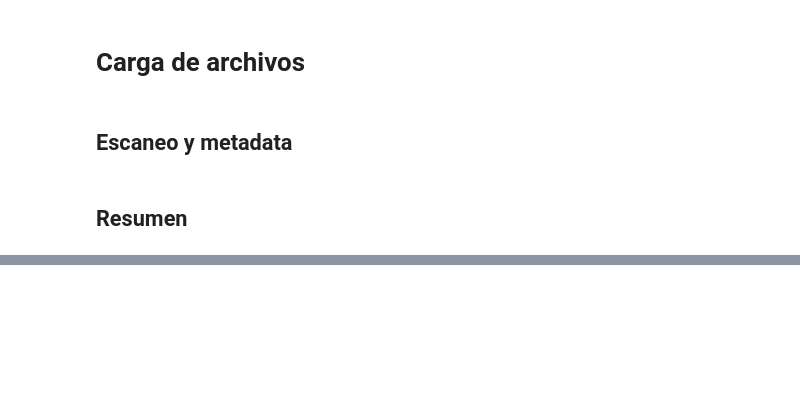
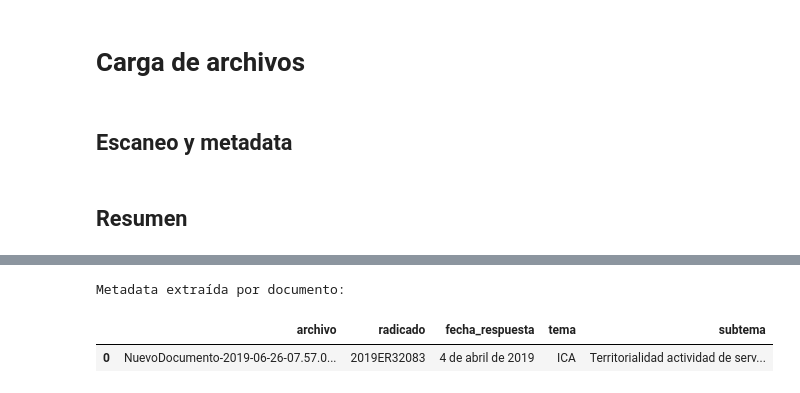
Before and after one commit to rebeca07-pedrozo/SINAI, a Jupyter notebook: SINAI.ipynb, the cells around one changed output, grey strips where cells are left out. Cells and saved outputs as stored; diff of their text form; code cells hidden in the pictures; blank space fills up the shorter version.

```diff
--- a/SINAI.ipynb
+++ b/SINAI.ipynb
@@ -174,0 +842,7 @@ Archivos listos para procesar:
+# %%
+print("Metadata extraída por documento:")
+display(df_metadata)
+# %% [output]
+Metadata extraída por documento:
+|  | archivo | radicado | fecha_respuesta | tema | subtema |
+| 0 | NuevoDocumento-2019-06-26-07.57.0... | 2019ER32083 | 4 de abril de 2019 | ICA | Territorialidad actividad de serv... |
```
Also changed, not shown: parts of 24 cells of this notebook.
